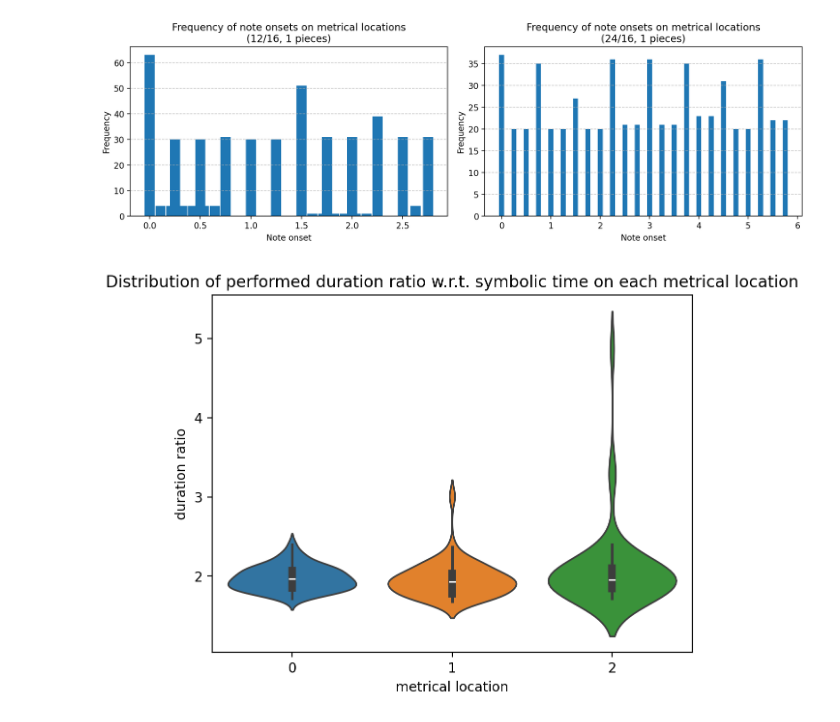
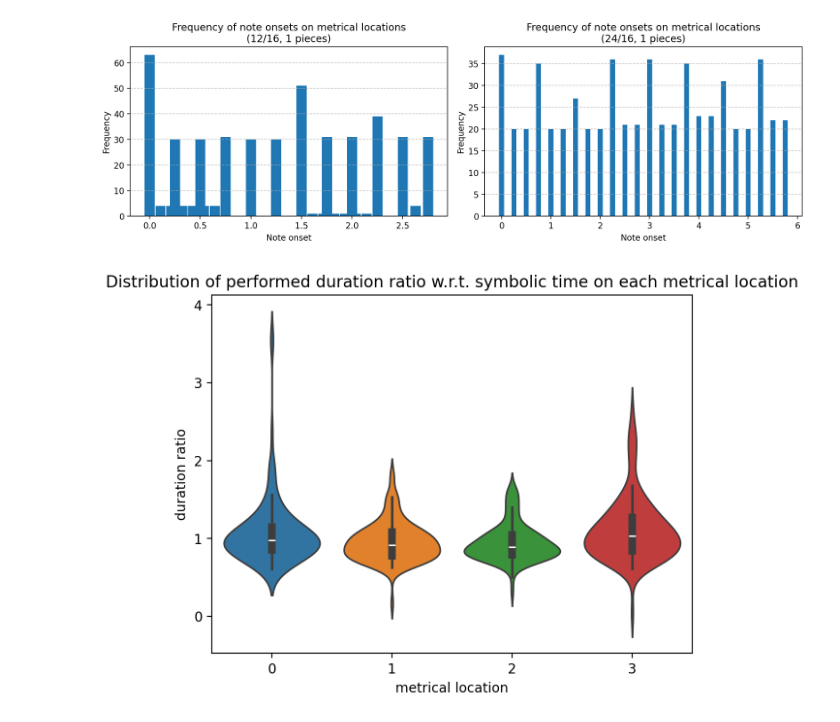
Before and after one commit to mzp0514/DH401_assignment1, a Jupyter notebook: main.ipynb, the cells around one changed output. Drawn from its saved outputs; the diff is of its cells as text; code cells hidden in the pictures.

```diff
--- a/main.ipynb
+++ b/main.ipynb
@@ -214,27 +214,30 @@ while time_signature_index < len(sorted_time_signatures):
 # %%
 import seaborn as sns
 
-score_annotation_path = 'asap-dataset/Bach/Italian_concerto/midi_score_annotations.txt'
-perf_annotation_path = 'asap-dataset/Bach/Italian_concerto/KyykhynenT03_annotations.txt'
+#score_annotation_path = 'asap-dataset/Bach/Italian_concerto/midi_score_annotations.txt'
+#perf_annotation_path = 'asap-dataset/Bach/Italian_concerto/KyykhynenT03_annotations.txt'
+
+score_annotation_path = 'asap-dataset/Chopin/Barcarolle/midi_score_annotations.txt'
+perf_annotation_path = 'asap-dataset/Chopin/Barcarolle/Kociuban13_annotations.txt'
 
 beat_cnt, time_signature, durations, beats = parse_annotation(perf_annotation_path)
 _, _, score_durations, _ = parse_annotation(score_annotation_path)
 
 
 # get the duration ratios w.r.t. the symbolic duration
 duration_ratios = [x / y for x, y in zip(durations, score_durations)]
 
 # get the duration ratios of each metrical location in this piece
 duration_ratios_of_beats = [[duration_ratios[i] for i in range(len(beats)) if beats[i] == beat_id] for beat_id in range(1, beat_cnt + 1)]
 
 duration_of_beats = [[durations[i] for i in range(len(beats)) if beats[i] == beat_id] for beat_id in range(1, beat_cnt + 1)]
 
 sns.violinplot(data=duration_of_beats)
 
 plt.xlabel('metrical location')
 plt.ylabel('duration ratio')
 plt.title('Distribution of performed duration ratio w.r.t. symbolic time on each metrical location')
 
 plt.savefig('violinplot.png')
 # %% [output]
-[figure, old version]
+[figure, new version]
```
